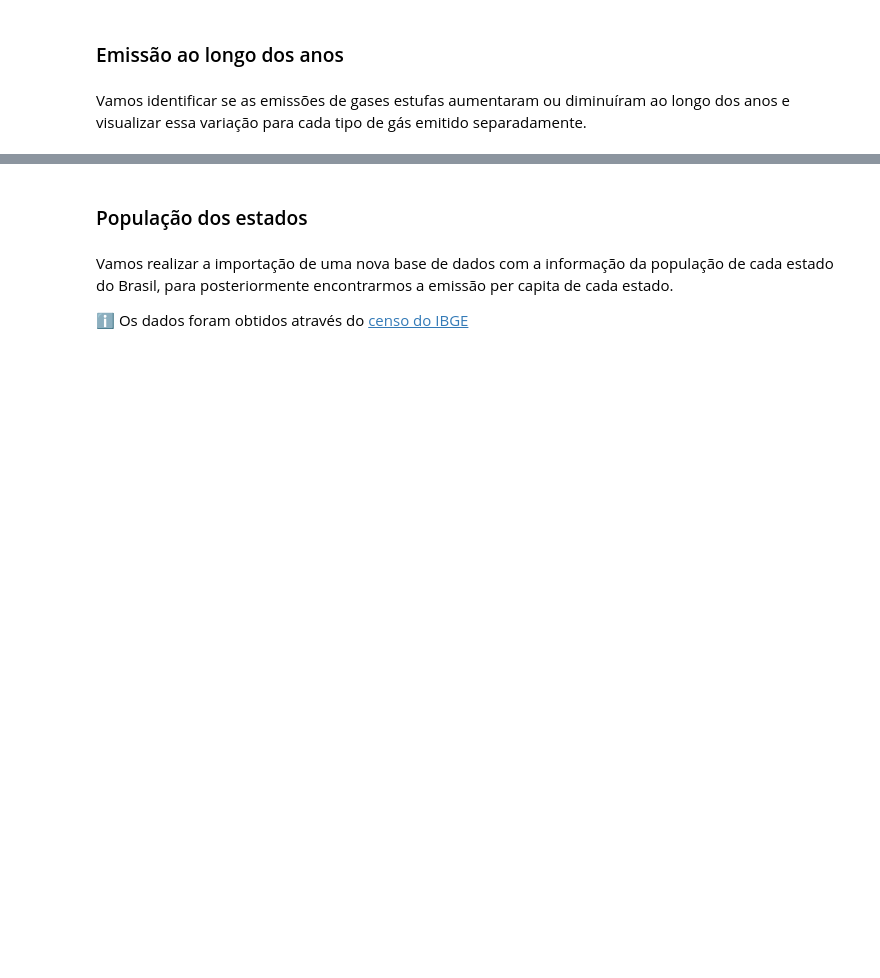
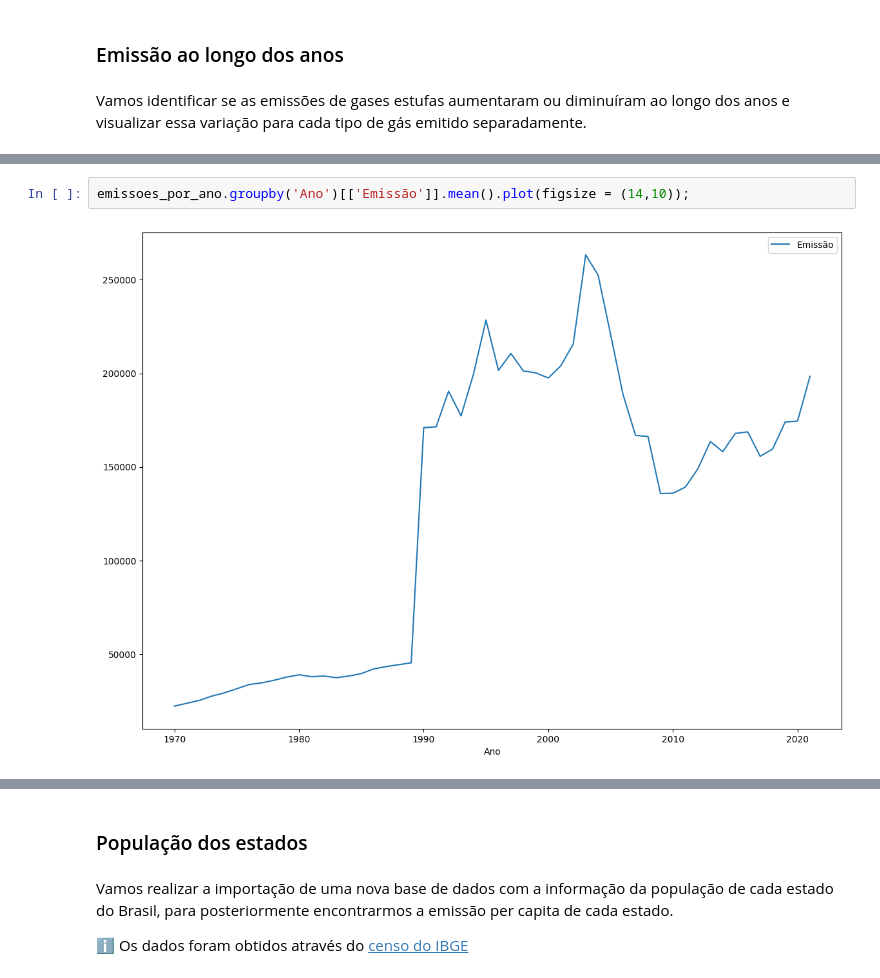
Before and after one commit to nascidoug/DATA_LEARNING, a Jupyter notebook: DATASCIENCE/ALURA/NOTEBOOKS/pandas_selecao_e_agrupamento.ipynb, the cells around one changed output, grey strips where cells are left out. Saved outputs shown, nothing was run; the diff lists cells and outputs as text; blank space fills up the shorter version.

```diff
--- a/DATASCIENCE/ALURA/NOTEBOOKS/pandas_selecao_e_agrupamento.ipynb
+++ b/DATASCIENCE/ALURA/NOTEBOOKS/pandas_selecao_e_agrupamento.ipynb
@@ -280,0 +453,4 @@ Vamos identificar se as emissões de gases estufas aumentaram ou diminuíram ao
+# %%
+emissoes_por_ano.groupby('Ano')[['Emissão']].mean().plot(figsize = (14,10));
+# %% [output]
+[figure, added]
```
Also changed, not shown: parts of 16 cells of this notebook.
